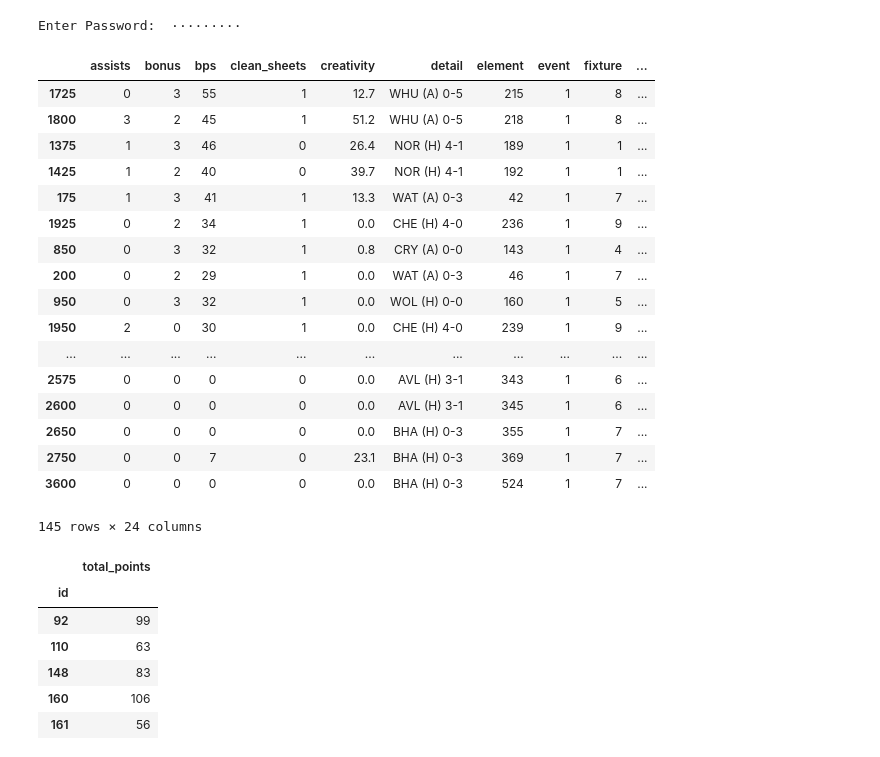
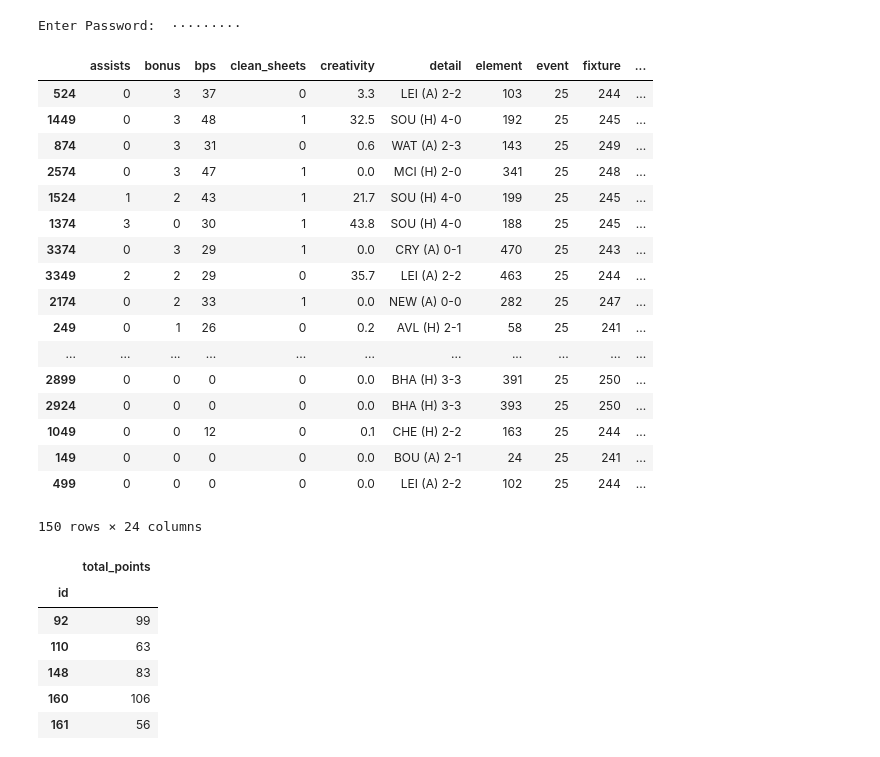
Before and after one commit to leej11/fpl_draft_league, a Jupyter notebook: notebooks/individual_players.ipynb, the cells around one changed output. Drawn from its saved outputs; the diff is of its cells as text; code cells hidden in the pictures.

```diff
--- a/notebooks/individual_players.ipynb
+++ b/notebooks/individual_players.ipynb
@@ -7,4 +7,4 @@ import re
 import pandas as pd
 import json
 # %%
-df = utils.get_team_players_data()
+df = utils.get_team_players_gw_data()
@@ -31,0 +20,2 @@ df
+# %%
+df = pd.merge(df, elements_df, left_on='element', right_on='id')
@@ -86,26 +96,26 @@ for element in elements_to_pull:
 # %%
 players_df = pd.concat(players_dict, ignore_index=True)
 # %%
-players_df[players_df['event'] == 1].sort_values(by='total_points', ascending=False)
+players_df[players_df['event'] == 25].sort_values(by='total_points', ascending=False)
 # %% [output]
 |  | assists | bonus | bps | clean_sheets | creativity | detail | element | event | fixture | ... |
-| 1725 | 0 | 3 | 55 | 1 | 12.7 | WHU (A) 0-5 | 215 | 1 | 8 | ... |
-| 1800 | 3 | 2 | 45 | 1 | 51.2 | WHU (A) 0-5 | 218 | 1 | 8 | ... |
-| 1375 | 1 | 3 | 46 | 0 | 26.4 | NOR (H) 4-1 | 189 | 1 | 1 | ... |
-| 1425 | 1 | 2 | 40 | 0 | 39.7 | NOR (H) 4-1 | 192 | 1 | 1 | ... |
-| 175 | 1 | 3 | 41 | 1 | 13.3 | WAT (A) 0-3 | 42 | 1 | 7 | ... |
-| 1925 | 0 | 2 | 34 | 1 | 0.0 | CHE (H) 4-0 | 236 | 1 | 9 | ... |
-| 850 | 0 | 3 | 32 | 1 | 0.8 | CRY (A) 0-0 | 143 | 1 | 4 | ... |
-| 200 | 0 | 2 | 29 | 1 | 0.0 | WAT (A) 0-3 | 46 | 1 | 7 | ... |
-| 950 | 0 | 3 | 32 | 1 | 0.0 | WOL (H) 0-0 | 160 | 1 | 5 | ... |
-| 1950 | 2 | 0 | 30 | 1 | 0.0 | CHE (H) 4-0 | 239 | 1 | 9 | ... |
+| 524 | 0 | 3 | 37 | 0 | 3.3 | LEI (A) 2-2 | 103 | 25 | 244 | ... |
+| 1449 | 0 | 3 | 48 | 1 | 32.5 | SOU (H) 4-0 | 192 | 25 | 245 | ... |
+| 874 | 0 | 3 | 31 | 0 | 0.6 | WAT (A) 2-3 | 143 | 25 | 249 | ... |
+| 2574 | 0 | 3 | 47 | 1 | 0.0 | MCI (H) 2-0 | 341 | 25 | 248 | ... |
+| 1524 | 1 | 2 | 43 | 1 | 21.7 | SOU (H) 4-0 | 199 | 25 | 245 | ... |
+| 1374 | 3 | 0 | 30 | 1 | 43.8 | SOU (H) 4-0 | 188 | 25 | 245 | ... |
+| 3374 | 0 | 3 | 29 | 1 | 0.0 | CRY (A) 0-1 | 470 | 25 | 243 | ... |
+| 3349 | 2 | 2 | 29 | 0 | 35.7 | LEI (A) 2-2 | 463 | 25 | 244 | ... |
+| 2174 | 0 | 2 | 33 | 1 | 0.0 | NEW (A) 0-0 | 282 | 25 | 247 | ... |
+| 249 | 0 | 1 | 26 | 0 | 0.2 | AVL (H) 2-1 | 58 | 25 | 241 | ... |
 | ... | ... | ... | ... | ... | ... | ... | ... | ... | ... | ... |
-| 2575 | 0 | 0 | 0 | 0 | 0.0 | AVL (H) 3-1 | 343 | 1 | 6 | ... |
-| 2600 | 0 | 0 | 0 | 0 | 0.0 | AVL (H) 3-1 | 345 | 1 | 6 | ... |
-| 2650 | 0 | 0 | 0 | 0 | 0.0 | BHA (H) 0-3 | 355 | 1 | 7 | ... |
-| 2750 | 0 | 0 | 7 | 0 | 23.1 | BHA (H) 0-3 | 369 | 1 | 7 | ... |
-| 3600 | 0 | 0 | 0 | 0 | 0.0 | BHA (H) 0-3 | 524 | 1 | 7 | ... |
+| 2899 | 0 | 0 | 0 | 0 | 0.0 | BHA (H) 3-3 | 391 | 25 | 250 | ... |
+| 2924 | 0 | 0 | 0 | 0 | 0.0 | BHA (H) 3-3 | 393 | 25 | 250 | ... |
+| 1049 | 0 | 0 | 12 | 0 | 0.1 | CHE (H) 2-2 | 163 | 25 | 244 | ... |
+| 149 | 0 | 0 | 0 | 0 | 0.0 | BOU (A) 2-1 | 24 | 25 | 241 | ... |
+| 499 | 0 | 0 | 0 | 0 | 0.0 | LEI (A) 2-2 | 102 | 25 | 244 | ... |
-145 rows × 24 columns
+150 rows × 24 columns
 # %%
 players_df[['id','total_points']].groupby('id').sum()
 # %% [output]
```
Also changed, not shown: parts of 6 cells of this notebook, 2 other files.
